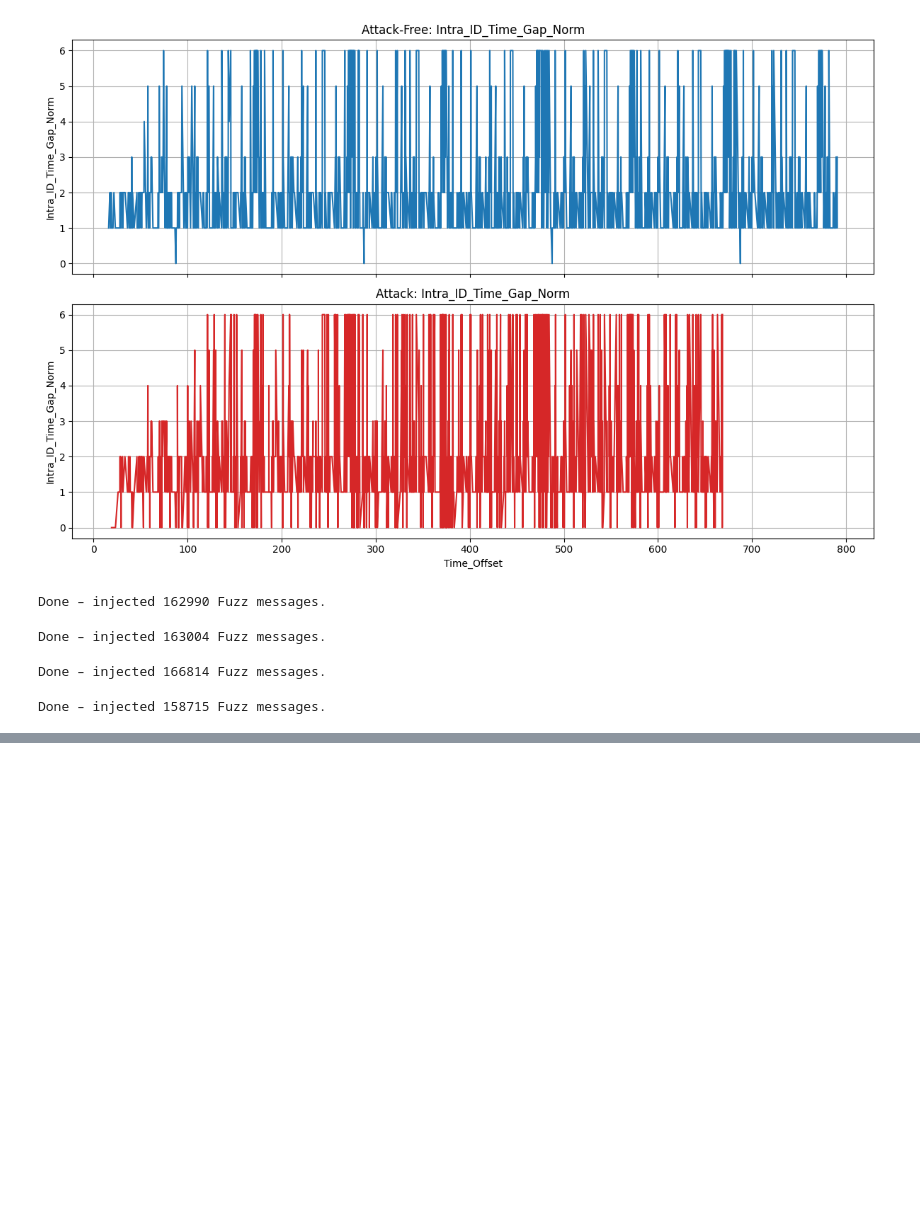
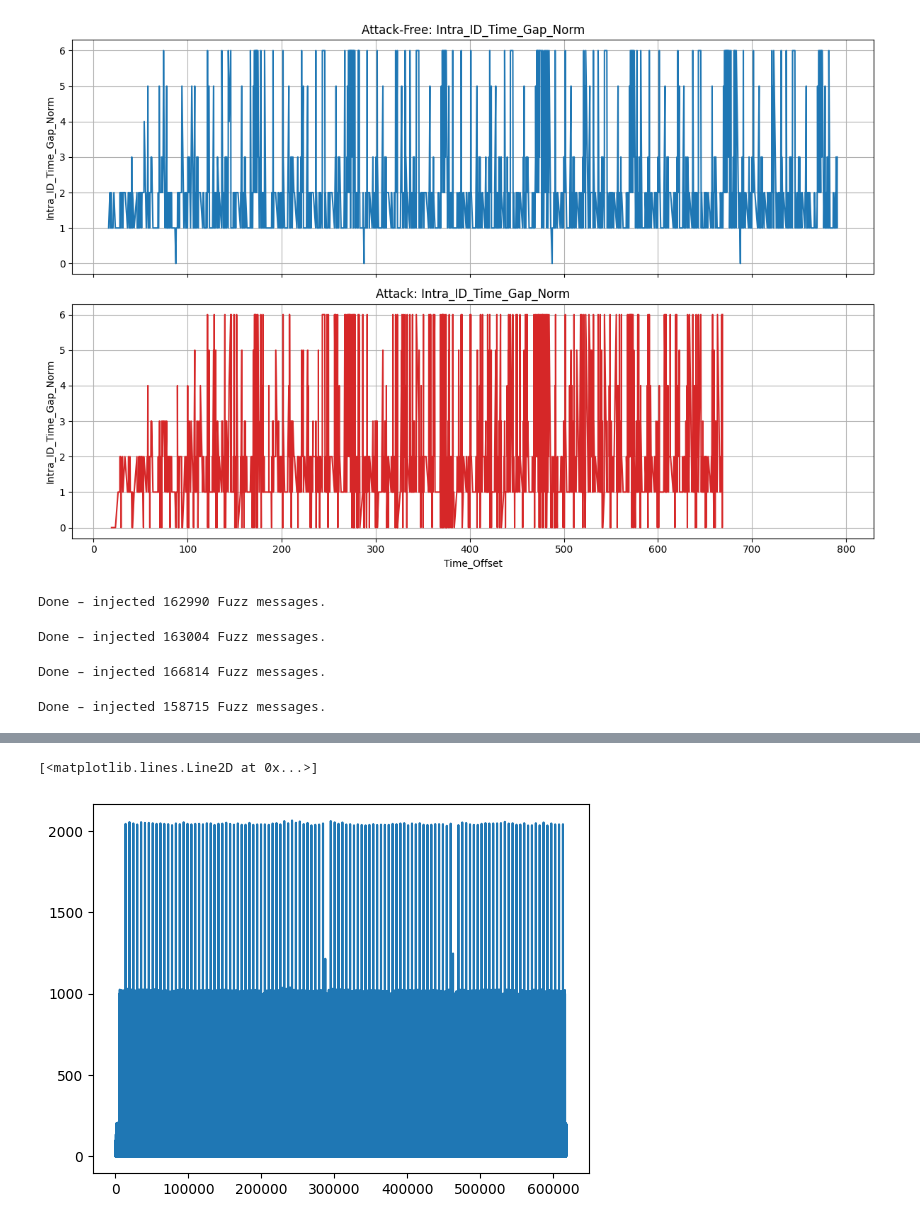
Before and after one commit to Arupreza/UIDS-II, a Jupyter notebook: Gen_Data.ipynb, the cells around one changed output, grey strips where cells are left out. Drawn from its saved outputs; the diff is of its cells as text; code cells hidden in the pictures; blank space fills up the shorter version.

```diff
--- a/Gen_Data.ipynb
+++ b/Gen_Data.ipynb
@@ -475,0 +488,7 @@ Gen_DoS_L.to_csv(os.path.join(path, 'Gen_Fuzz_H.csv'), index=False)
+# %%
+path = "/home/lisa/Arupreza/UIDS-II/Normal_Dataset/"
+
+Kia_AF = pd.read_csv(path + "Kia_AF.csv")
+Tesla_AF = pd.read_csv(path + "Tesla_AF.csv")
+Gen_AF = pd.read_csv(path + "Gen_AF.csv")
+Sil_AF = pd.read_csv(path + "Sil_AF.csv")
@@ -475,0 +543,10 @@ Gen_DoS_L.to_csv(os.path.join(path, 'Gen_Fuzz_H.csv'), index=False)
+# %%
+Kia_AF = LoadPreprocessData(path + "Kia_AF.csv")
+Tesla_AF = LoadPreprocessData(path + "Tesla_AF.csv")
+Gen_AF = LoadPreprocessData(path + "Gen_AF.csv")
+Sil_AF = LoadPreprocessData(path + "Sil_AF.csv")
+
+Kia_Fuzz_LL = LoadPreprocessData(path + "Kia_Rep_LL.csv")
+Tesla_Fuzz_LL = LoadPreprocessData(path + "Tesla_Rep_LL.csv")
+Sil_Fuzz_LL = LoadPreprocessData(path + "Sil_Rep_LL.csv")
+Gen_Fuzz_LL = LoadPreprocessData(path + "Gen_Rep_LL.csv")
@@ -475,0 +558,5 @@ Gen_DoS_L.to_csv(os.path.join(path, 'Gen_Fuzz_H.csv'), index=False)
+# %%
+plt.plot(Gen_Fuzz_LL['Intra_ID_Time_Gap'])
+# %% [output]
+[<matplotlib.lines.Line2D at 0x...>]
+[figure, added]
```
Also changed, not shown: parts of 18 cells of this notebook, 34 other files.
